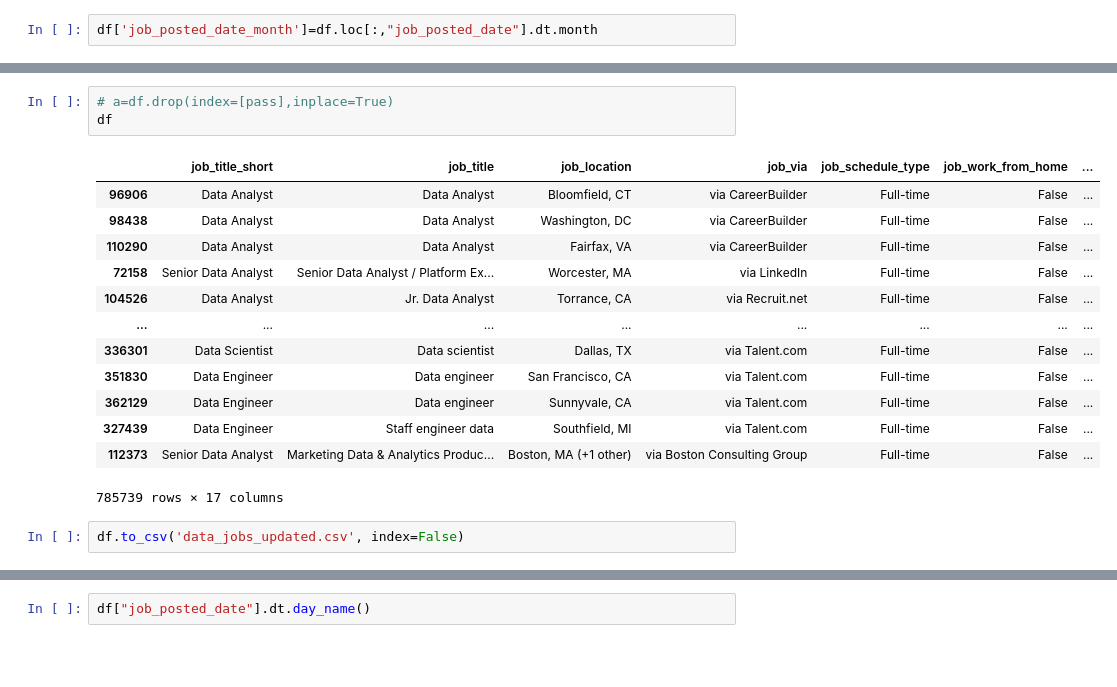
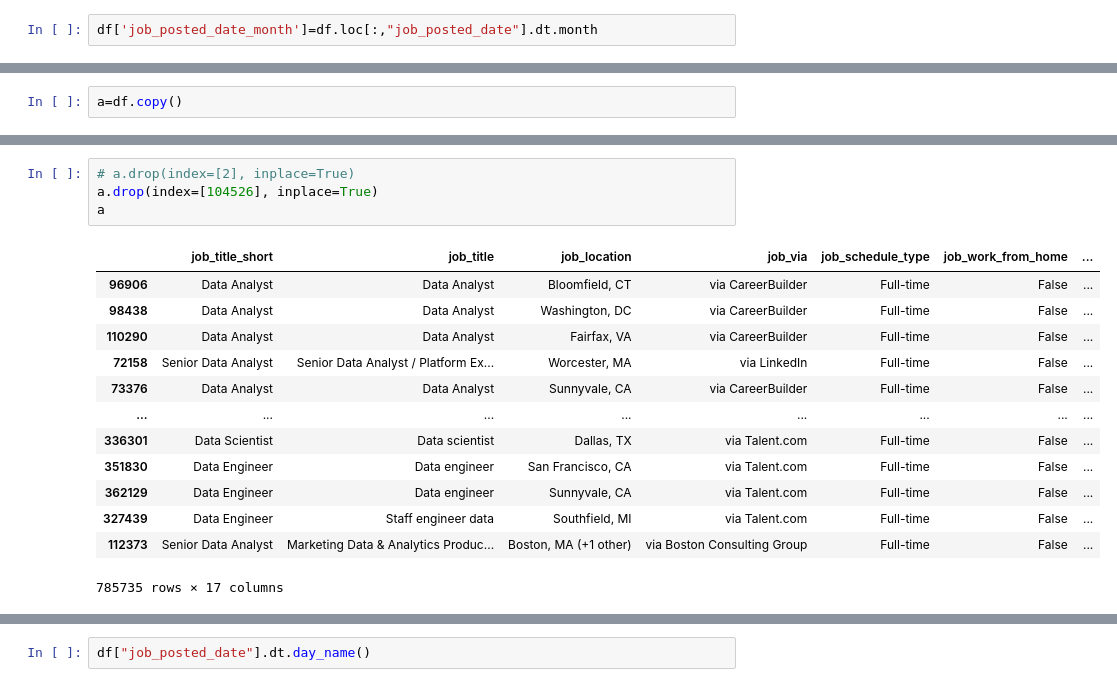
Before and after one commit to ramtinscripts/Python_Data_Analytics_Course, a Jupyter notebook: 1_Basics/25_Pandas_Cleaning.ipynb, the cells around one changed output, grey strips where cells are left out. Cells and saved outputs as stored; diff of their text form; blank space fills up the shorter version.

Commit message:
dot drop method

```diff
--- a/1_Basics/25_Pandas_Cleaning.ipynb
+++ b/1_Basics/25_Pandas_Cleaning.ipynb
@@ -92,0 +81,2 @@ df.Dro
+# %%
+a=df.copy()
@@ -93,19 +123,18 @@ df.Dro
 # %%
-# a=df.drop(index=[pass],inplace=True)
-df
+# a.drop(index=[2], inplace=True)
+a.drop(index=[104526], inplace=True)
+a
 # %% [output]
 |  | job_title_short | job_title | job_location | job_via | job_schedule_type | job_work_from_home | ... |
 | 96906 | Data Analyst | Data Analyst | Bloomfield, CT | via CareerBuilder | Full-time | False | ... |
 | 98438 | Data Analyst | Data Analyst | Washington, DC | via CareerBuilder | Full-time | False | ... |
 | 110290 | Data Analyst | Data Analyst | Fairfax, VA | via CareerBuilder | Full-time | False | ... |
 | 72158 | Senior Data Analyst | Senior Data Analyst / Platform Ex... | Worcester, MA | via LinkedIn | Full-time | False | ... |
-| 104526 | Data Analyst | Jr. Data Analyst | Torrance, CA | via Recruit.net | Full-time | False | ... |
+| 73376 | Data Analyst | Data Analyst | Sunnyvale, CA | via CareerBuilder | Full-time | False | ... |
 | ... | ... | ... | ... | ... | ... | ... | ... |
 | 336301 | Data Scientist | Data scientist | Dallas, TX | via Talent.com | Full-time | False | ... |
 | 351830 | Data Engineer | Data engineer | San Francisco, CA | via Talent.com | Full-time | False | ... |
 | 362129 | Data Engineer | Data engineer | Sunnyvale, CA | via Talent.com | Full-time | False | ... |
 | 327439 | Data Engineer | Staff engineer data | Southfield, MI | via Talent.com | Full-time | False | ... |
 | 112373 | Senior Data Analyst | Marketing Data & Analytics Produc... | Boston, MA (+1 other) | via Boston Consulting Group | Full-time | False | ... |
-785739 rows × 17 columns
+785735 rows × 17 columns
-# %%
-df.to_csv('data_jobs_updated.csv', index=False)
```
Also changed, not shown: parts of 6 cells of this notebook.
